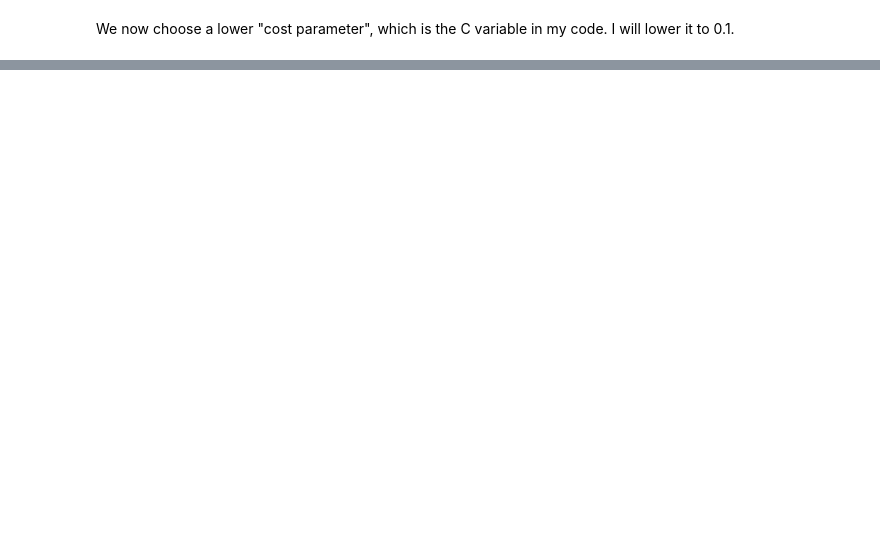
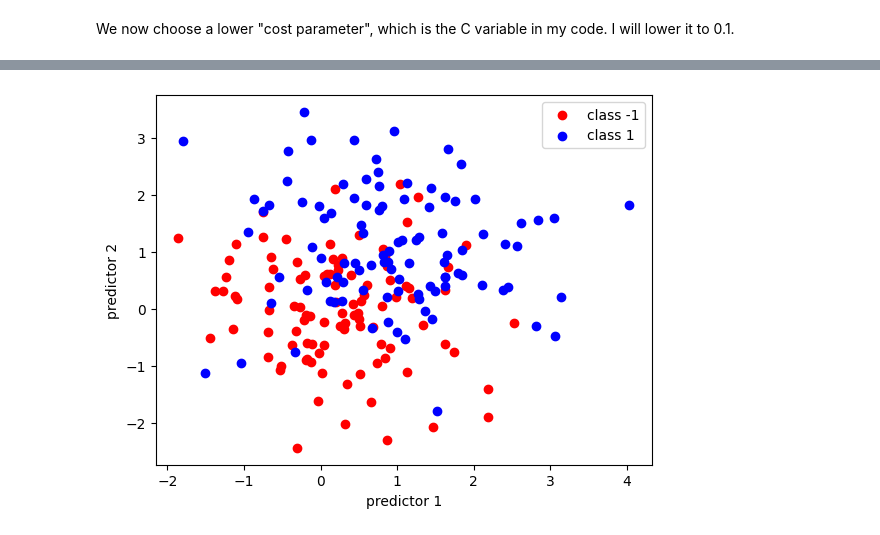
Before and after one commit to Kemalcikota113/machine-learning-labs, a Jupyter notebook: A7/A7.ipynb, the cells around one changed output, grey strips where cells are left out. Drawn from its saved outputs; the diff is of its cells as text; code cells hidden in the pictures; blank space fills up the shorter version.

```diff
--- a/A7/A7.ipynb
+++ b/A7/A7.ipynb
@@ -149,0 +261,18 @@ INTERPRETATION OF RESULTS
+# %%
+# generate data with 200 instead of 20 samples
+np.random.seed(1)  # or any fixed seed you want
+X = np.random.randn(200, 2)
+y = np.array([-1]*100 + [1]*100)  # first 100 are -1, next 100 are +1
+X[y == 1] += 1
+
+y = np.array([-1]*100 + [1]*100)
+
+plt.scatter(X[:100, 0], X[:100, 1], color='red', label='class -1')
+plt.scatter(X[100:, 0], X[100:, 1], color='blue', label='class 1')
+
+plt.xlabel('predictor 1')
+plt.ylabel('predictor 2')
+plt.legend()
+plt.show()
+# %% [output]
+[figure, added]
```
Also changed, not shown: parts of 23 cells of this notebook.
